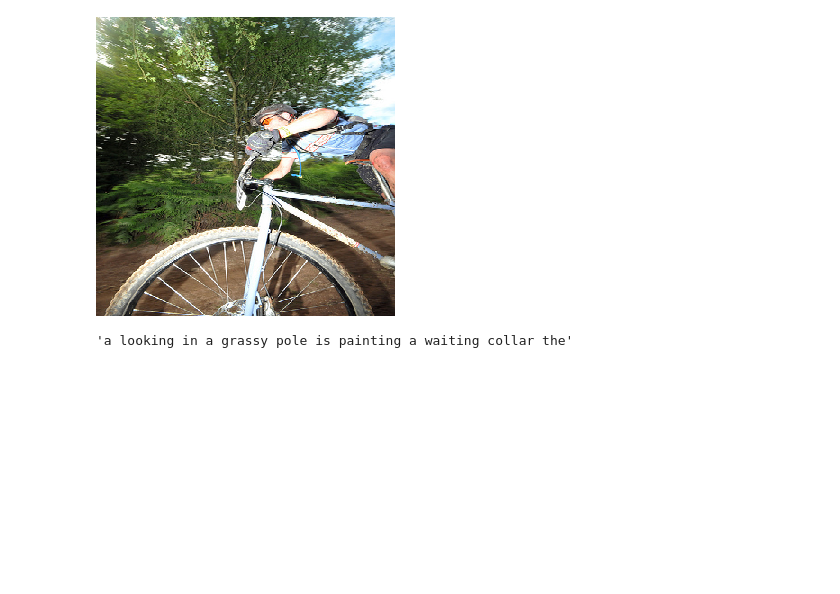
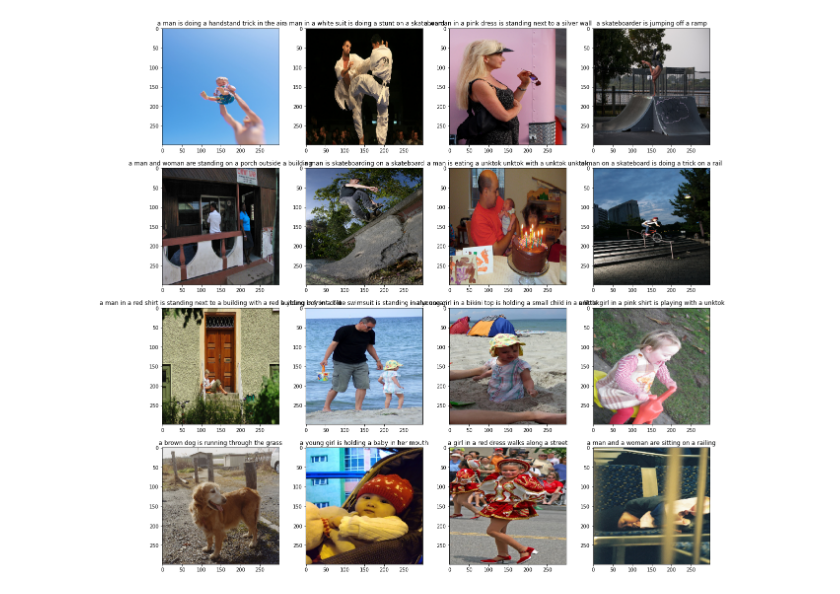
Before and after one commit to maximecharpentierdata/image-captioning, a Jupyter notebook: notebooks/explo_results_NIC.ipynb, the cells around one changed output. Cells and saved outputs as stored; diff of their text form; code cells hidden in the pictures; blank space fills up the shorter version.

Commit message:
Repercuted changes from preprocessed data again

```diff
--- a/notebooks/explo_results_NIC.ipynb
+++ b/notebooks/explo_results_NIC.ipynb
@@ -26,6 +11,14 @@ with open("../tokenizers/NIC/word_to_index.json") as file:
+# %%
+# Loading data
+
+preprocessed_data = load_preprocessed("..", filter_objects=["word_to_index", "test_captions", "test_features"])
+word_to_index = preprocessed_data["word_to_index"]
+test_captions, test_features = preprocessed_data["test_captions"], preprocessed_data["test_features"]
+
+index_to_word = {word: idx for idx, word in word_to_index.items()}
+
+max_length = 38
+IMAGES_PATH = "../data/Flickr_Data/Images/"
 # %%
 # Loading model
-model = tf.keras.models.load_model("../models/NIC.h5")
-
-# setting max_length
-max_length = 38
+model = tf.keras.models.load_model("../models/E100_B300/NIC_100.h5")
@@ -32,11 +33,20 @@ max_length = 38
-# %%
-test_id = list(test_features.keys())[4]
-# %%
-img = tf.keras.preprocessing.image.load_img(IMAGES_PATH + test_id, target_size=(299, 299))
-img
-# %% [output]
-[figure, removed]
-# %%
-greedy_prediction_NIC(test_features[test_id].reshape(1, -1), word_to_index, index_to_word, max_length, model)
-# %% [output]
-'a looking in a grassy pole is painting a waiting collar the'
+# %%
+_, ax = plt.subplots(4, 4, figsize=(20, 20))
+offset = 40
+
+progress = tqdm.tqdm(total=ax.shape[0]*ax.shape[1])
+for i in range(ax.shape[0]):
+    for j in range(ax.shape[1]):
+        test_id = list(test_features.keys())[offset + i*ax.shape[1] + j]
+        img = tf.keras.preprocessing.image.load_img(IMAGES_PATH + test_id + ".jpg", target_size=(299, 299))
+        ax[i, j].imshow(img)
+        ax[i, j].set_title(
+            greedy_prediction_NIC(
+                np.array(test_features[test_id]).reshape((1, -1)),
+                word_to_index, index_to_word, max_length, model
+            )
+        )
+        progress.update()
+progress.close()
+# %% [output]
+[figure, added]
```
Also changed, not shown: parts of 4 cells of this notebook, 1 other file.
